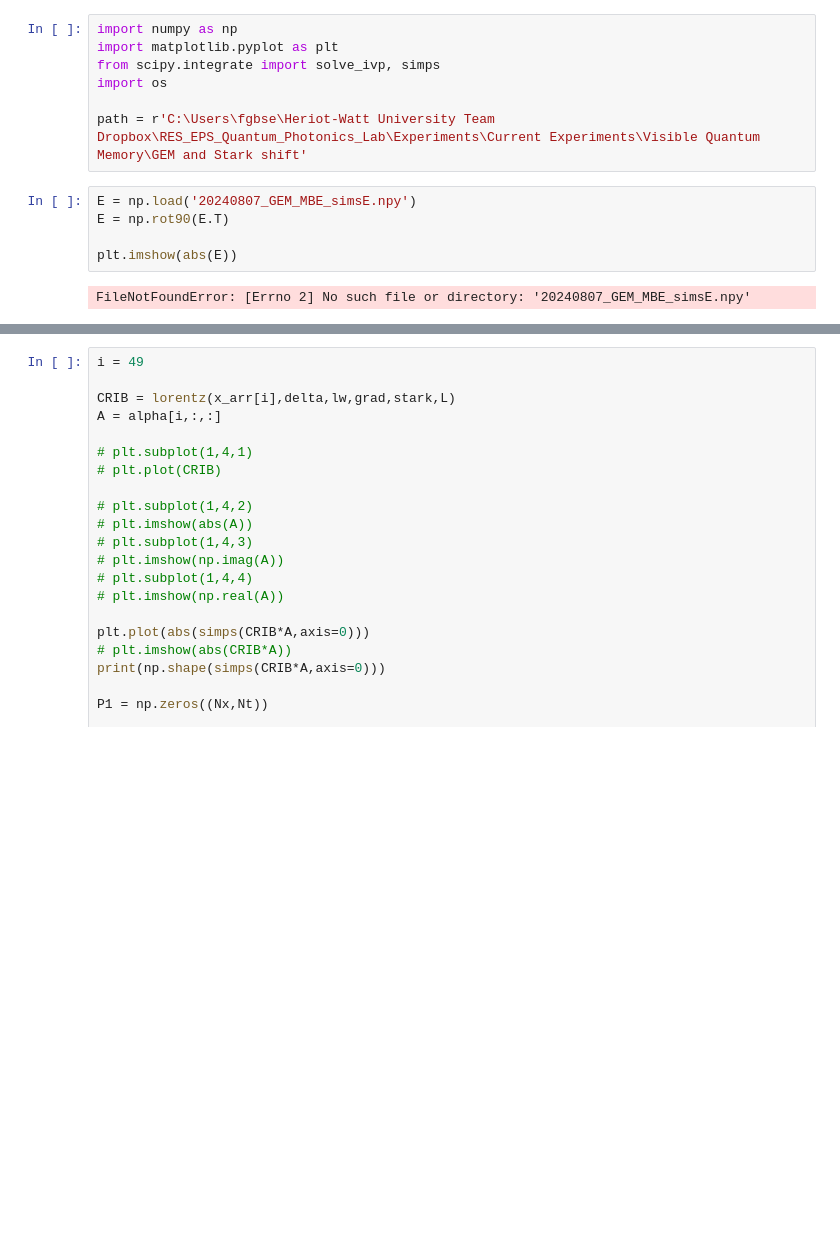
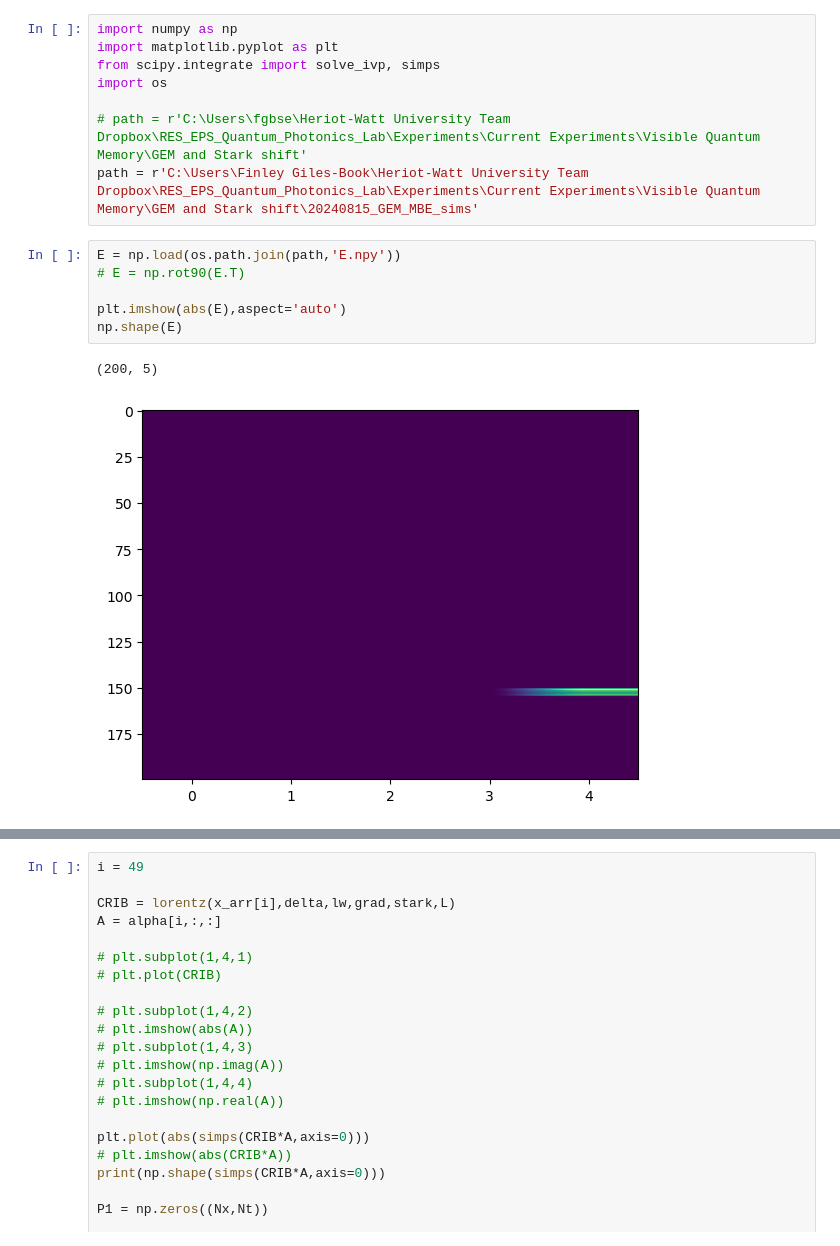
Before and after one commit to FinleyGB/FruitFlies, a Jupyter notebook: viewer.ipynb, the cells around one changed output, grey strips where cells are left out. Drawn from its saved outputs; the diff is of its cells as text; blank space fills up the shorter version.

```diff
--- a/viewer.ipynb
+++ b/viewer.ipynb
@@ -4,11 +4,14 @@ import matplotlib.pyplot as plt
 from scipy.integrate import solve_ivp, simps
 import os
 
-path = r'C:\Users\fgbse\Heriot-Watt University Team Dropbox\RES_EPS_Quantum_Photonics_Lab\Experiments\Current Experiments\Visible Quantum Memory\GEM and Stark shift'
+# path = r'C:\Users\fgbse\Heriot-Watt University Team Dropbox\RES_EPS_Quantum_Photonics_Lab\Experiments\Current Experiments\Visible Quantum Memory\GEM and Stark shift'
+path = r'C:\Users\Finley Giles-Book\Heriot-Watt University Team Dropbox\RES_EPS_Quantum_Photonics_Lab\Experiments\Current Experiments\Visible Quantum Memory\GEM and Stark shift\20240815_GEM_MBE_sims'
 # %%
-E = np.load('20240807_GEM_MBE_simsE.npy')
-E = np.rot90(E.T)
+E = np.load(os.path.join(path,'E.npy'))
+# E = np.rot90(E.T)
 
-plt.imshow(abs(E))
+plt.imshow(abs(E),aspect='auto')
+np.shape(E)
 # %% [output]
-FileNotFoundError: [Errno 2] No such file or directory: '20240807_GEM_MBE_simsE.npy'
+(200, 5)
+[figure, added]
```
Also changed, not shown: parts of 8 cells of this notebook, 1 other file.
